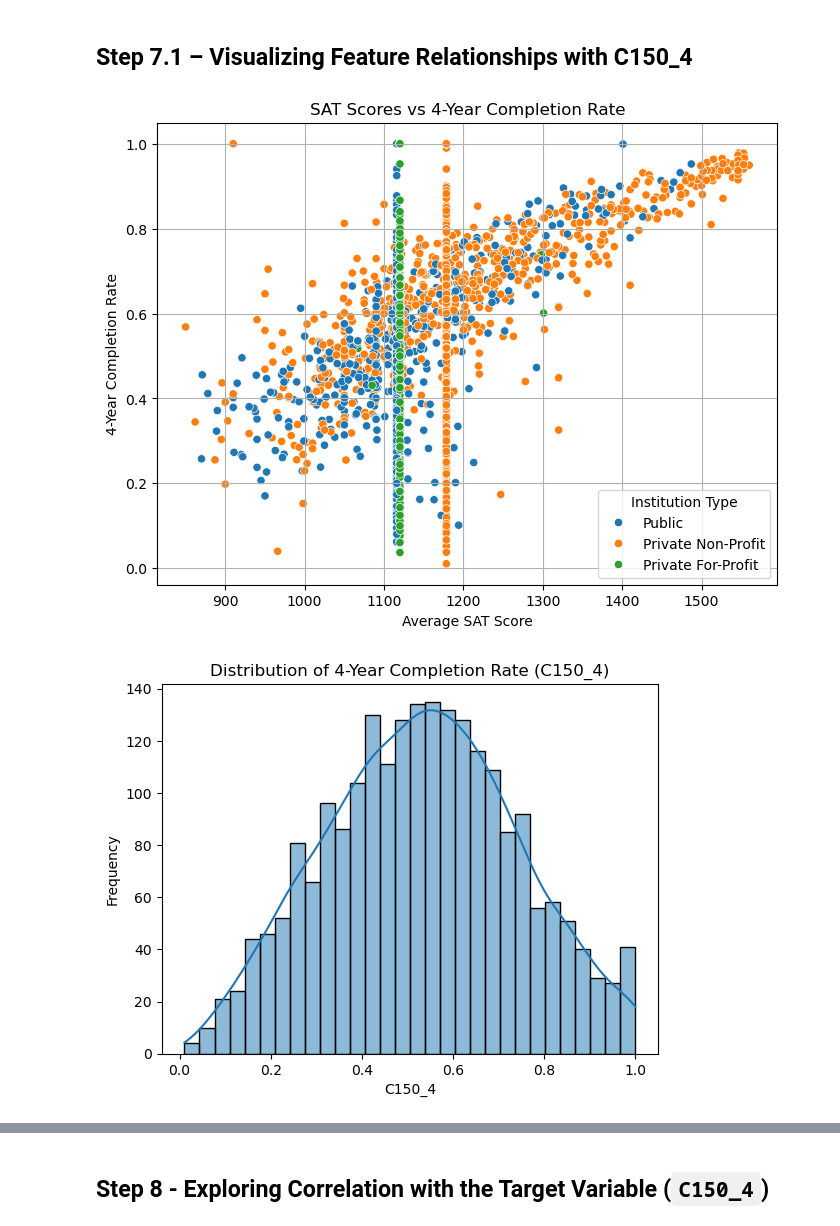
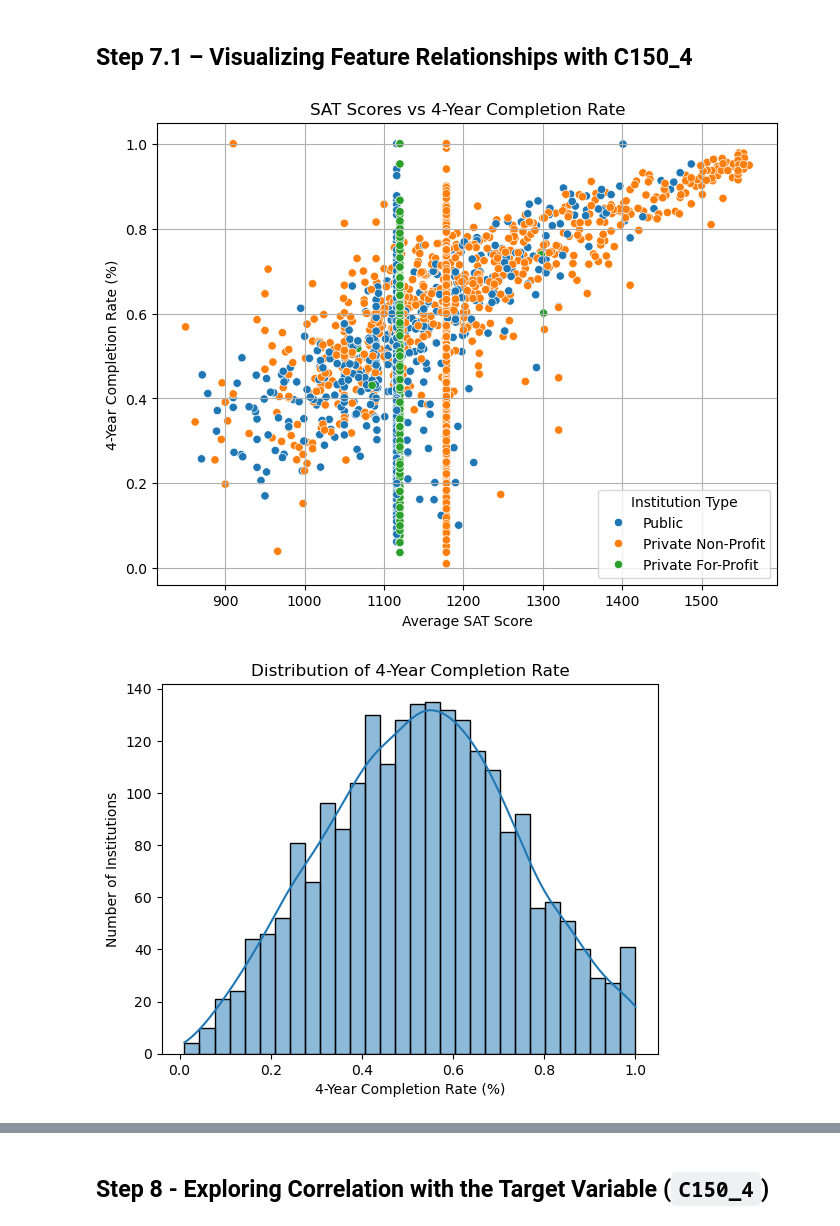
Before and after one commit to Connerj1234/4780-Project, a Jupyter notebook: preprocessing copy.ipynb, the cells around one changed output, grey strips where cells are left out. Cells and saved outputs as stored; diff of their text form; code cells hidden in the pictures.

```diff
--- a/preprocessing copy.ipynb
+++ b/preprocessing copy.ipynb
@@ -326,20 +325,20 @@ plt.figure(figsize=(8, 6))
 sns.scatterplot(data=df_relevant, x='SAT_AVG', y='C150_4', hue='CONTROL_LABEL')
 plt.title("SAT Scores vs 4-Year Completion Rate")
 plt.xlabel("Average SAT Score")
-plt.ylabel("4-Year Completion Rate")
+plt.ylabel("4-Year Completion Rate (%)")
 plt.legend(title="Institution Type")
 plt.grid(True)
 plt.show()
 # %% [output]
-[figure, old version]
+[figure, new version]
 # %%
 sns.histplot(df_relevant['C150_4'], bins=30, kde=True)
-plt.title("Distribution of 4-Year Completion Rate (C150_4)")
-plt.xlabel("C150_4")
-plt.ylabel("Frequency")
+plt.title("Distribution of 4-Year Completion Rate")
+plt.xlabel("4-Year Completion Rate (%)")
+plt.ylabel("Number of Institutions")
 plt.show()
 # %% [output]
-[figure, old version]
+[figure, new version]
 # %%
 plt.figure(figsize=(8, 6))
 sns.scatterplot(x='COSTT4_A', y='C150_4', data=df_relevant)
```
Also changed, not shown: parts of 7 cells of this notebook.
